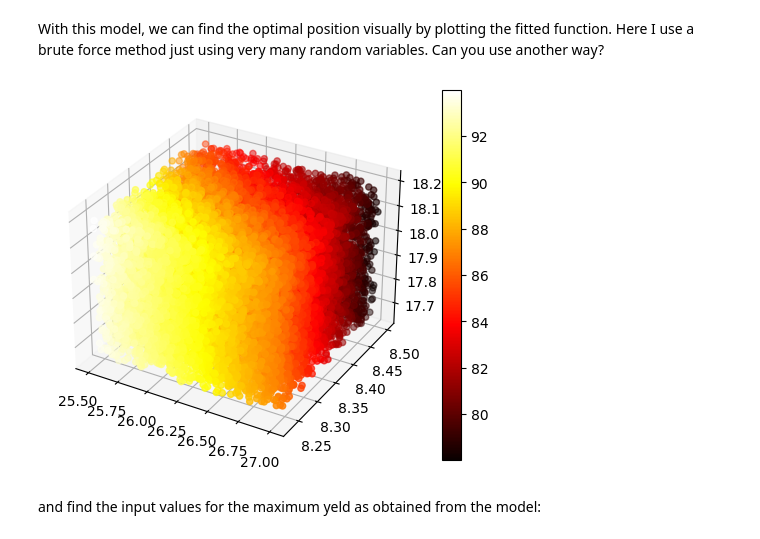
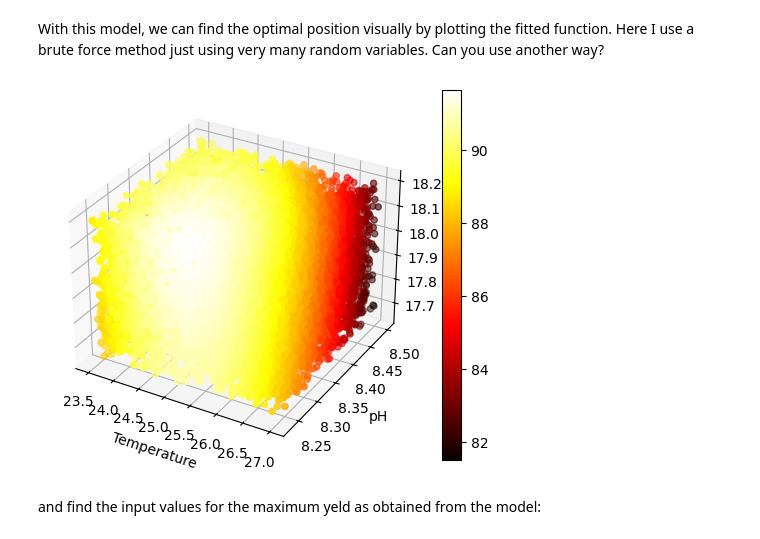
Before and after one commit to peterbmob/DHMVADoE, a Jupyter notebook: Excercises/resp.ipynb, the cells around one changed output. Cells and saved outputs as stored; diff of their text form; code cells hidden in the pictures.

```diff
--- a/Excercises/resp.ipynb
+++ b/Excercises/resp.ipynb
@@ -308,9 +321,9 @@ Based on this plot, we make a new DoE around our maximum. First we identify the
 # %%
 max=March_real['y_real'].sort_values(ascending=False).index[0]
 # second try
-dT=2
-dp=0.5
-dA=1
+dT=3
+dp=2
+dA=2
 #create list of data for high and low.
 dat = [('T',March_real.iloc[max].Temperature-dT, March_real.iloc[max].Temperature, March_real.iloc[max].Temperature+dT),
         ('p', March_real.iloc[max].pH-dp, March_real.iloc[max].pH,  March_real.iloc[max].pH+dp),
@@ -347,7 +360,7 @@ inputs_df['encoded_low'] = inputs_df.apply( lambda z : ( z['low']  - z['average'
 inputs_df['encoded_center'] = inputs_df.apply( lambda z : ( z['center'] - z['average'] )/( z['span'] ), axis=1)
 inputs_df['encoded_high'] = inputs_df.apply( lambda z : ( z['high'] - z['average'] )/( z['span'] ), axis=1)
 
-inputs_df = inputs_df.drop(['average','span'],axis=1)
+# inputs_df = inputs_df.drop(['average','span'],axis=1) # Keep average and span columns
 
 inputs_df
 # %% [output]
@@ -578,9 +598,9 @@ results
 # %%
 from doepy import read_write, build
 lhs=build.space_filling_lhs(
-{'Temperature':[25.5, 27],
-'pH':[8.2307, 8.5],
- 'Amount': [17.652903, 18.2]},
+{'Temperature':[23.5, 27],
+'pH':[8.0, 8.6],
+ 'Amount': [15, 16]},
 num_samples = 15
 )
 # %% [markdown]
@@ -633 +653,4 @@ Notes:
 strong multicollinearity or other numerical problems.
+# %%
+res4 = smf.ols(formula='Response ~ Temperature + pH + Amount + Temperature:pH + I(Temperature**2) + I(pH**2) + I(Amount**2)', data=results_lhs).fit()
+print(res4.summary())
@@ -636,29 +677,34 @@ With this model, we can find the optimal position visually by plotting the fitte
 # %%
 from mpl_toolkits.mplot3d import Axes3D
 import matplotlib.pyplot as plt
 import numpy as np
 
 fig = plt.figure()
 ax = fig.add_subplot(111, projection='3d')
 
 {'Temperature':[25.5, 27],
 'pH':[8.2307, 8.5],
  'Amount': [17.652903, 18.2]},
 
-Temperature = np.random.uniform(25.5, 27, 15000)
+Temperature = np.random.uniform(23.5, 27, 15000)
 pH = np.random.uniform(8.2307, 8.5, 15000)
 Amount = np.random.uniform(17.652903, 18.2, 15000)
 
 
 data=pd.DataFrame({'Temperature':Temperature, 'pH':pH, 'Amount':Amount})
 
 c = res4.predict(data)
 data['ypred']=c
 img = ax.scatter(Temperature, pH, Amount, c=c, cmap=plt.hot())
 fig.colorbar(img)
+
+ax.set_xlabel('Temperature')
+ax.set_ylabel('pH')
+ax.set_zlabel('Amount')
+
 plt.show()
 # %% [output]
-[figure, old version]
+[figure, new version]
 # %% [markdown]
 and find the input values for the maximum yeld as obtained from the model:
 # %%
```
Also changed, not shown: parts of 24 cells of this notebook.
